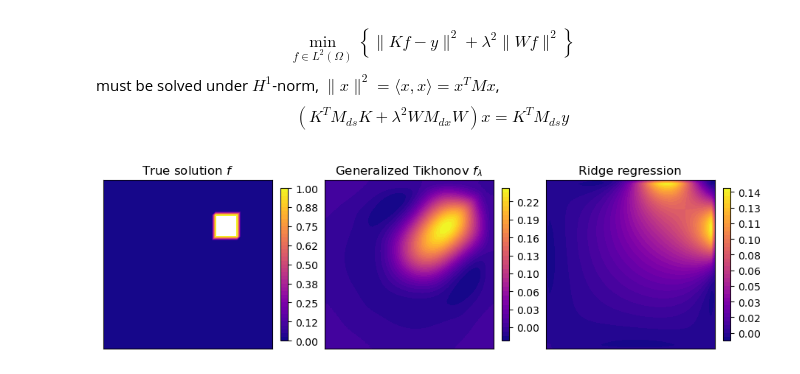
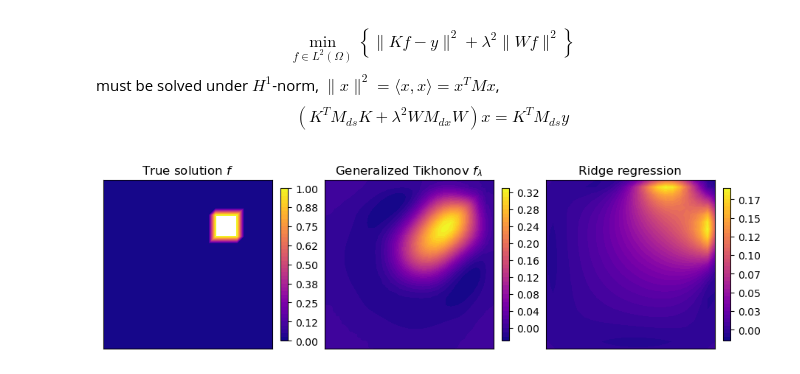
Before and after one commit to EliasSev/masters-thesis, a Jupyter notebook: notebooks/discrete_operator_rsvd.ipynb, the cells around one changed output. Drawn from its saved outputs; the diff is of its cells as text; code cells hidden in the pictures.

```diff
--- a/notebooks/discrete_operator_rsvd.ipynb
+++ b/notebooks/discrete_operator_rsvd.ipynb
@@ -703,11 +703,10 @@ def generalized_CV_tikhonov(A, b, lambdas):
     return Gs
 
 # Function space
-n = 32
+n = 24
 mesh = UnitSquareMesh(n, n)
 V = FunctionSpace(mesh, 'CG', 1)
 boundary_dofs = get_boundary_dofs(V)
-
 
 # Assemble K
 K = get_discrete_K(V)
@@ -891,51 +892,59 @@ $$
 # %%
 def solve_inverse_explicit(K, M_ds, M_dx, W, y, lambda_):
     LHS = K.T @ M_ds @ K + (lambda_**2) * (W @ M_dx @ W)
     RHS = K.T @ M_ds @ y
     x_hat = np.linalg.solve(LHS, RHS)
     return x_hat
 
 
-# Function space
-n = 48
-mesh = UnitSquareMesh(n, n)
+def get_tikhonov_and_ridge_sol(V, K, W, M_dx, M_ds, lambda_=0.001):
+    boundary_dofs = get_boundary_dofs(V)
 
-V = FunctionSpace(mesh, 'CG', 1)
-boundary_dofs = get_boundary_dofs(V)
+    # Get y = K x
+    f = get_square_f(V, 0.65, 0.65)
+    x = f.vector().get_local()
+    y = apply_K(V, x, boundary_dofs)
+
+    # Solve Generalized Tikhonov
+    x_hat = solve_inverse_explicit(K=K, M_ds=M_ds, M_dx=M_dx, W=W, y=y, lambda_=lambda_)
+    f_hat = Function(V)
+    f_hat.vector()[:] = x_hat.copy()
+
+    # Solve standard Tikhonov (Ridge)
+    x_ridge  = tikhonov(A=K, b=y, lambda_=lambda_)
+    f_ridge = Function(V)
+    f_ridge.vector()[:] = x_ridge.copy()
+
+    return f, f_hat, f_ridge
+
+
+def plot_f_tikhonov_ridge(f, f_tik, f_ridge, names=None):
+    fig, axes = plt.subplots(1, 3, figsize=(9, 6), constrained_layout=True)
+    axes = axes.flatten()
+
+    funcs = [f, f_tik, f_ridge]
+    if names is None:
+        names = [
+            "True solution $f$",
+            f"Generalized Tikhonov $f_\lambda$",
+            "Ridge regression"
+        ]
+    for ax, func, name in zip(axes, funcs, names):
+        plt.sca(ax)
+        p = plot(func, title=name, cmap='plasma')
+        fig.colorbar(p, ax=ax, format="%.2f", shrink=0.35)
+        ax.set_xticks([])
+        ax.set_yticks([])
+
 
 # Assemble, K, M_dx, M_ds, W
 K = get_discrete_K(V)
 M_dx = get_discrete_M(V)
 M_ds = get_discrete_M_boundary(V, boundary_dofs)
 reg_weights = RegularizationWeights(V, K, M_dx, M_ds)
 W = reg_weights.get_W(normalize=True)
 
-# Get y = K x
-f = get_square_f(V, 0.65, 0.65)
-x = f.vector().get_local()
-y = apply_K(V, x, boundary_dofs)
-
-# Solve Generalized Tikhonov
-lambda_best = 0.001
-x_hat = solve_inverse_explicit(K, M_ds, M_dx, W, y, lambda_=lambda_best)
-f_hat = Function(V)
-f_hat.vector()[:] = x_hat.copy()
-
-# Solve standard Tikhonov
-x_ridge  = tikhonov(K, y, lambda_=0.001)
-f_ridge = Function(V)
-f_ridge.vector()[:] = x_ridge.copy()
-
-fig, axes = plt.subplots(1, 3, figsize=(9, 6), constrained_layout=True)
-axes = axes.flatten()
-
-funcs = [f, f_hat, f_ridge]
-names = ["True solution $f$", f"Generalized Tikhonov $f_\lambda$", "Ridge regression"]
-for ax, func, name in zip(axes, funcs, names):
-    plt.sca(ax)
-    p = plot(func, title=name, cmap='plasma')
-    fig.colorbar(p, ax=ax, format="%.2f", shrink=0.35)
-    ax.set_xticks([])
-    ax.set_yticks([])
+f, f_tik, f_ridge = get_tikhonov_and_ridge_sol(V, K, W, M_dx, M_ds)
+plot_f_tikhonov_ridge(f, f_tik, f_ridge)
 # %% [output]
-[figure, old version]
+[figure, new version]
```
Also changed, not shown: parts of 9 cells of this notebook.
